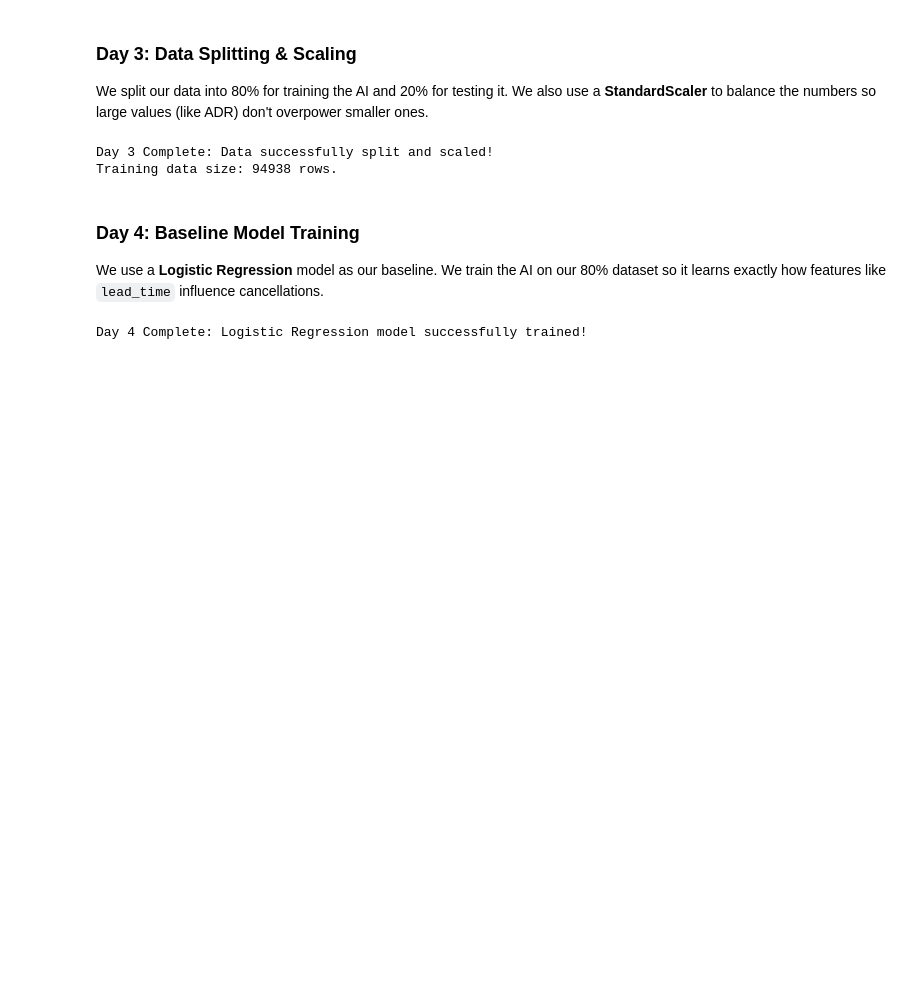
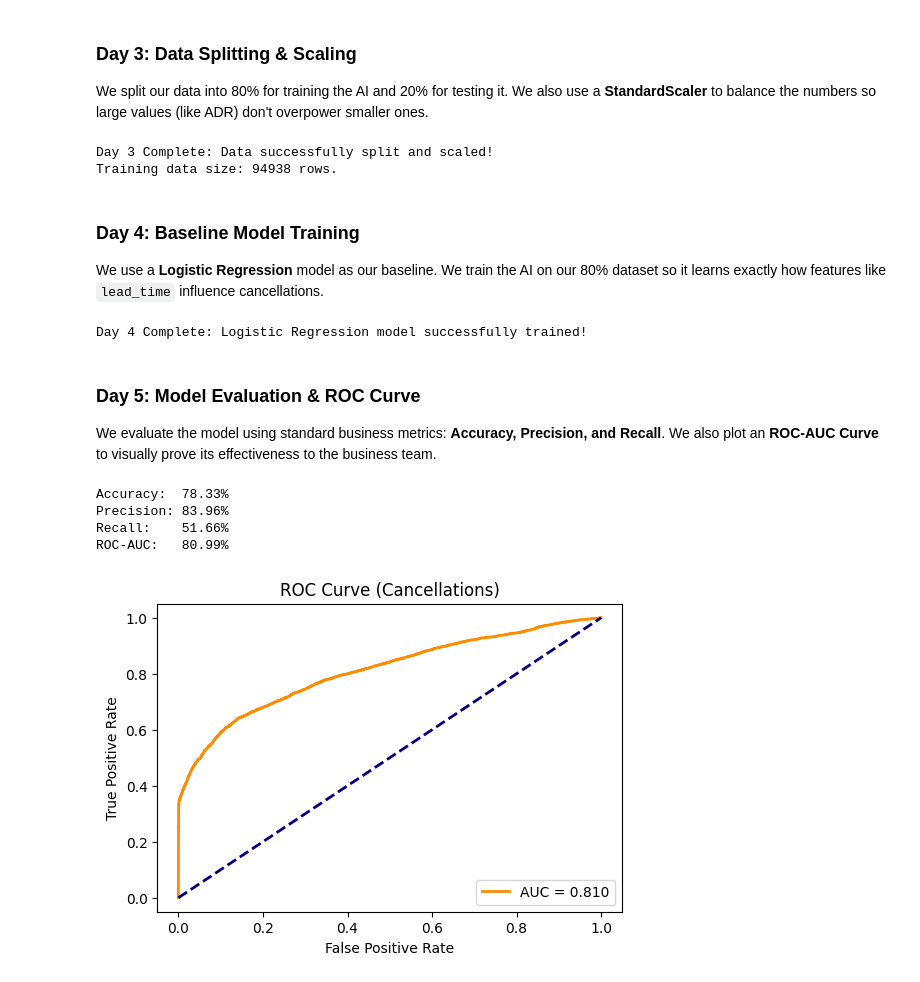
Before and after one commit to KrishnaveniMitukula/Hotel-Analytics-Project, a Jupyter notebook: Week3_Machine_Learning.ipynb, the cells around one changed output. Saved outputs shown, nothing was run; the diff lists cells and outputs as text; code cells hidden in the pictures; blank space fills up the shorter version.

Commit message:
docs: calculated model evaluation metrics and plotted ROC-AUC curve

```diff
--- a/Week3_Machine_Learning.ipynb
+++ b/Week3_Machine_Learning.ipynb
@@ -75,3 +75,42 @@ y_pred_probability = ml_model.predict_proba(X_test_scaled)[:, 1]
 print("Day 4 Complete: Logistic Regression model successfully trained!")
 # %% [output]
 Day 4 Complete: Logistic Regression model successfully trained!
+# %% [markdown]
+### Day 5: Model Evaluation & ROC Curve
+We evaluate the model using standard business metrics: **Accuracy, Precision, and Recall**. We also plot an **ROC-AUC Curve** to visually prove its effectiveness to the business team.
+# %%
+import os
+
+# Calculate all core metrics required by the PDF
+accuracy = accuracy_score(y_test, y_pred)
+precision = precision_score(y_test, y_pred)
+recall = recall_score(y_test, y_pred)
+roc_auc = roc_auc_score(y_test, y_pred_probability)
+
+# Print them beautifully
+print(f"Accuracy:  {accuracy * 100:.2f}%")
+print(f"Precision: {precision * 100:.2f}%")
+print(f"Recall:    {recall * 100:.2f}%")
+print(f"ROC-AUC:   {roc_auc * 100:.2f}%")
+
+# Plot the ROC Curve
+fpr, tpr, _ = roc_curve(y_test, y_pred_probability)
+plt.figure(figsize=(6, 4))
+plt.plot(fpr, tpr, color='darkorange', lw=2, label=f'AUC = {roc_auc:.3f}')
+plt.plot([0, 1], [0, 1], color='navy', lw=2, linestyle='--')
+plt.xlabel('False Positive Rate')
+plt.ylabel('True Positive Rate')
+plt.title('ROC Curve (Cancellations)')
+plt.legend(loc="lower right")
+
+#  save the high-res image
+os.makedirs('ML_Models_Images', exist_ok=True)
+plt.savefig('ML_Models_Images/roc_curve.png', bbox_inches='tight', dpi=300)
+
+plt.show()
+# %% [output]
+Accuracy:  78.33%
+Precision: 83.96%
+Recall:    51.66%
+ROC-AUC:   80.99%
+[figure, added]
```
